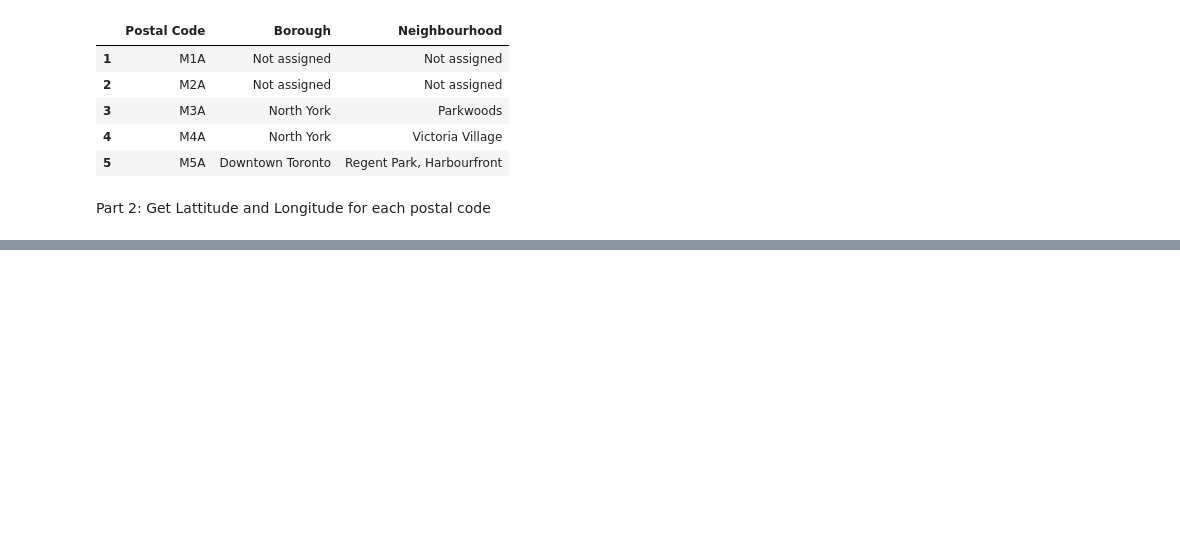
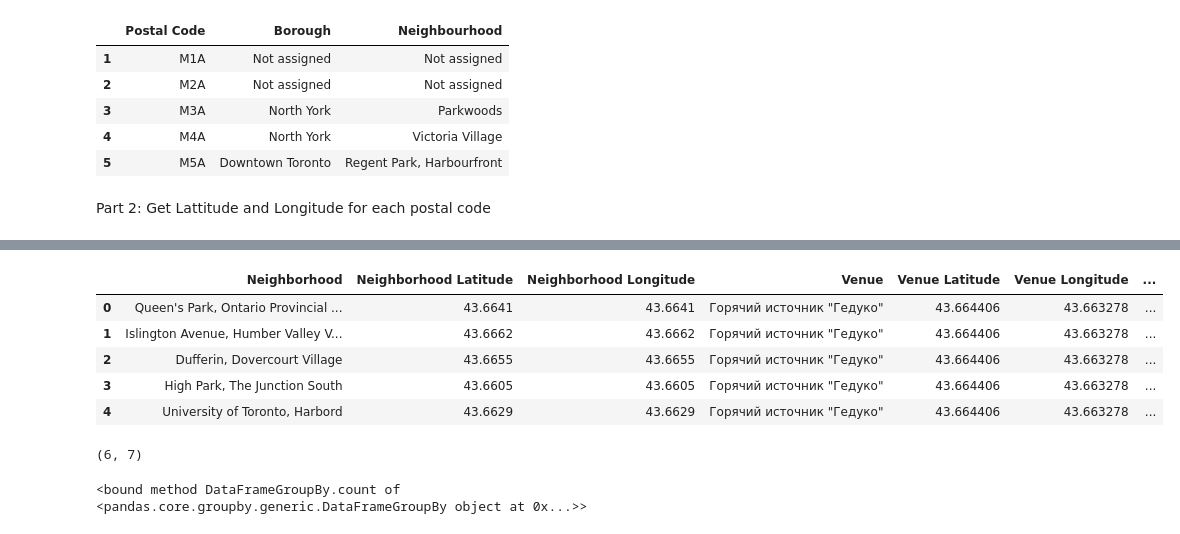
Before and after one commit to JustChandy/Coursera_Capstone, a Jupyter notebook: Toronto_Segmenting+Clustering.ipynb, the cells around one changed output, grey strips where cells are left out. Saved outputs shown, nothing was run; the diff lists cells and outputs as text; code cells hidden in the pictures; blank space fills up the shorter version.

```diff
--- a/Toronto_Segmenting+Clustering.ipynb
+++ b/Toronto_Segmenting+Clustering.ipynb
@@ -106,0 +213,59 @@ df.head()
+# %%
+def getNearbyVenues(names, latitudes, longitudes, radius=500):
+
+    venues_list=[]
+    for name, lat, lng in zip(names, latitudes, longitudes):
+        print(name)
+
+        # create the API request URL
+        url = 'https://api.foursquare.com/v2/venues/explore?&client_id={}&client_secret={}&v={}&ll={},{}&radius={}&limit={}'.format(
+            CLIENT_ID,
+            CLIENT_SECRET,
+            VERSION,
+            lat,
+            lng,
+            radius,
+            LIMIT)
+
+        # make the GET request
+        results = requests.get(url).json()["response"]['groups'][0]['items']
+
+        # return only relevant information for each nearby venue
+        venues_list.append([(
+            name,
+            lat,
+            lng,
+            v['venue']['name'],
+            v['venue']['location']['lat'],
+            v['venue']['location']['lng'],
+            v['venue']['categories'][0]['name']) for v in results])
+
+    nearby_venues = pd.DataFrame([item for venue_list in venues_list for item in venue_list])
+    nearby_venues.columns = ['Neighborhood',
+                  'Neighborhood Latitude',
+                  'Neighborhood Longitude',
+                  'Venue',
+                  'Venue Latitude',
+                  'Venue Longitude',
+                  'Venue Category']
+
+    return(nearby_venues)
+# %%
+toronto_venues = getNearbyVenues( df['Neighbourhood'],df['Latitude'], df['Longitude'])
+# %%
+toronto_venues.head()
+# %% [output]
+|  | Neighborhood | Neighborhood Latitude | Neighborhood Longitude | Venue | Venue Latitude | Venue Longitude | ... |
+| 0 | Queen's Park, Ontario Provincial ... | 43.6641 | 43.6641 | Горячий источник "Гедуко" | 43.664406 | 43.663278 | ... |
+| 1 | Islington Avenue, Humber Valley V... | 43.6662 | 43.6662 | Горячий источник "Гедуко" | 43.664406 | 43.663278 | ... |
+| 2 | Dufferin, Dovercourt Village | 43.6655 | 43.6655 | Горячий источник "Гедуко" | 43.664406 | 43.663278 | ... |
+| 3 | High Park, The Junction South | 43.6605 | 43.6605 | Горячий источник "Гедуко" | 43.664406 | 43.663278 | ... |
+| 4 | University of Toronto, Harbord | 43.6629 | 43.6629 | Горячий источник "Гедуко" | 43.664406 | 43.663278 | ... |
+# %%
+toronto_venues.shape
+# %% [output]
+(6, 7)
+# %%
+toronto_venues.groupby("Neighborhood").count
+# %% [output]
+<bound method DataFrameGroupBy.count of <pandas.core.groupby.generic.DataFrameGroupBy object at 0x...>>
```
Also changed, not shown: parts of 19 cells of this notebook.
